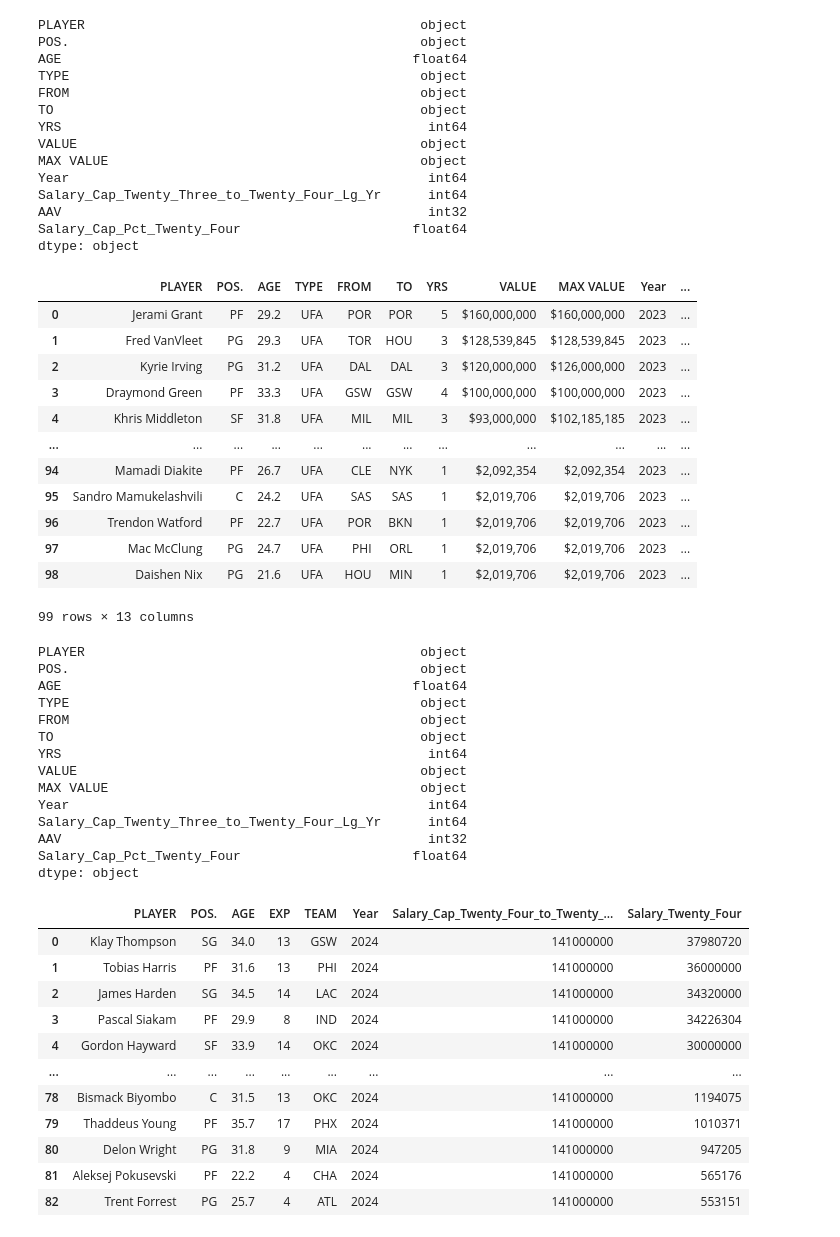
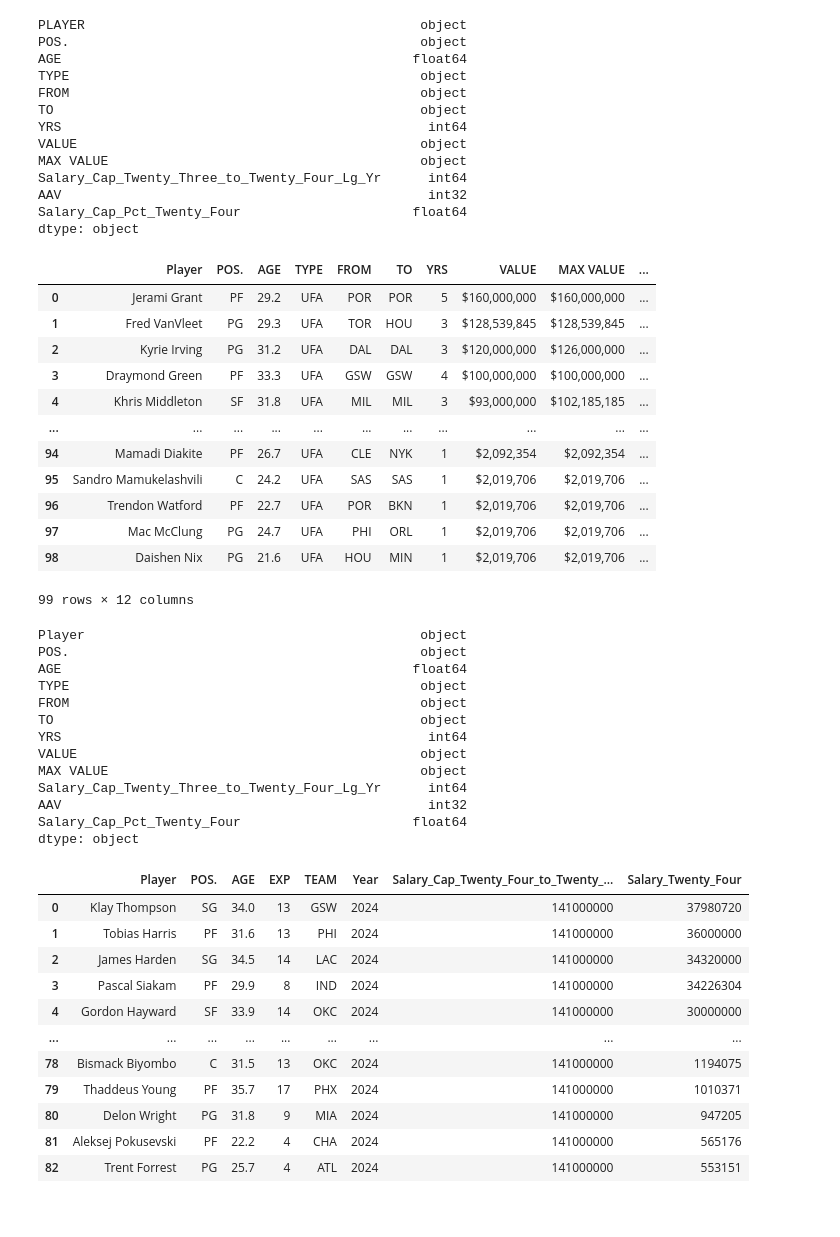
Before and after one commit to aodnoralov/Python-For-Sport-Analytics-Final-Project, a Jupyter notebook: Final Project NBA Indicators of Salary.ipynb, the cells around one changed output. Cells and saved outputs as stored; diff of their text form; code cells hidden in the pictures.

```diff
--- a/Final Project NBA Indicators of Salary.ipynb
+++ b/Final Project NBA Indicators of Salary.ipynb
@@ -4,61 +4,64 @@ from IPython.core.interactiveshell import InteractiveShell
 InteractiveShell.ast_node_interactivity = "all"
 # %%
 import pandas as pd
+pd.reset_option('all')
+pd.set_option('display.max_columns', None)
 # %%
 # Read in Spotrac salary data
 salary_2022_23_data = pd.read_csv("data/NBA_2023_Free_Agents.csv")
-salary_2022_23_data['Year'] = 2023
 salary_2022_23_data['Salary_Cap_Twenty_Three_to_Twenty_Four_Lg_Yr'] = 135021000
 salary_2022_23_data['AAV'] = salary_2022_23_data['AVG. SALARY']
 del salary_2022_23_data['AVG. SALARY']
 salary_2022_23_data.AAV = salary_2022_23_data.AAV.str.replace('$','',regex=False)
 salary_2022_23_data.AAV = salary_2022_23_data.AAV.str.replace(',','',regex=False)
+
 salary_2022_23_data['AAV'] = salary_2022_23_data['AAV'].astype(int)
 salary_2022_23_data['Salary_Cap_Pct_Twenty_Four'] = (salary_2022_23_data['AAV']\
 / salary_2022_23_data['Salary_Cap_Twenty_Three_to_Twenty_Four_Lg_Yr']) * 100
 salary_2022_23_data.dtypes
+salary_2022_23_data = salary_2022_23_data.rename(columns={'PLAYER':'Player'})
 salary_2022_23_data
 
 salary_2023_24_data = pd.read_csv("data/NBA_2024_Free_Agents.csv")
 salary_2023_24_data['Year'] = 2024
 salary_2023_24_data['Salary_Cap_Twenty_Four_to_Twenty_Five_Lg_Yr_Projected'] = 141000000
 salary_2023_24_data['Salary_Twenty_Four'] = salary_2023_24_data['2023-24 AAV']
 del salary_2023_24_data['2023-24 AAV']
 salary_2023_24_data.Salary_Twenty_Four = salary_2023_24_data.Salary_Twenty_Four.str.replace('$','',regex=False)
 salary_2023_24_data.Salary_Twenty_Four = salary_2023_24_data.Salary_Twenty_Four.str.replace(',','',regex=False)
 salary_2023_24_data = salary_2023_24_data.drop(salary_2023_24_data[salary_2023_24_data['Salary_Twenty_Four'] == '-'].index)
 salary_2023_24_data['Salary_Twenty_Four'] = salary_2023_24_data['Salary_Twenty_Four'].astype(int)
 salary_2022_23_data.dtypes
+salary_2023_24_data = salary_2023_24_data.rename(columns={'PLAYER':'Player'})
 salary_2023_24_data
 # %% [output]
 PLAYER                                           object
 POS.                                             object
 AGE                                             float64
 TYPE                                             object
 FROM                                             object
 TO                                               object
 YRS                                               int64
 VALUE                                            object
 MAX VALUE                                        object
-Year                                              int64
 Salary_Cap_Twenty_Three_to_Twenty_Four_Lg_Yr      int64
 AAV                                               int32
 Salary_Cap_Pct_Twenty_Four                      float64
 dtype: object
-|  | PLAYER | POS. | AGE | TYPE | FROM | TO | YRS | VALUE | MAX VALUE | Year | ... |
-| 0 | Jerami Grant | PF | 29.2 | UFA | POR | POR | 5 | $160,000,000 | $160,000,000 | 2023 | ... |
-| 1 | Fred VanVleet | PG | 29.3 | UFA | TOR | HOU | 3 | $128,539,845 | $128,539,845 | 2023 | ... |
-| 2 | Kyrie Irving | PG | 31.2 | UFA | DAL | DAL | 3 | $120,000,000 | $126,000,000 | 2023 | ... |
-| 3 | Draymond Green | PF | 33.3 | UFA | GSW | GSW | 4 | $100,000,000 | $100,000,000 | 2023 | ... |
-| 4 | Khris Middleton | SF | 31.8 | UFA | MIL | MIL | 3 | $93,000,000 | $102,185,185 | 2023 | ... |
-| ... | ... | ... | ... | ... | ... | ... | ... | ... | ... | ... | ... |
-| 94 | Mamadi Diakite | PF | 26.7 | UFA | CLE | NYK | 1 | $2,092,354 | $2,092,354 | 2023 | ... |
-| 95 | Sandro Mamukelashvili | C | 24.2 | UFA | SAS | SAS | 1 | $2,019,706 | $2,019,706 | 2023 | ... |
-| 96 | Trendon Watford | PF | 22.7 | UFA | POR | BKN | 1 | $2,019,706 | $2,019,706 | 2023 | ... |
-| 97 | Mac McClung | PG | 24.7 | UFA | PHI | ORL | 1 | $2,019,706 | $2,019,706 | 2023 | ... |
-| 98 | Daishen Nix | PG | 21.6 | UFA | HOU | MIN | 1 | $2,019,706 | $2,019,706 | 2023 | ... |
+|  | Player | POS. | AGE | TYPE | FROM | TO | YRS | VALUE | MAX VALUE | ... |
+| 0 | Jerami Grant | PF | 29.2 | UFA | POR | POR | 5 | $160,000,000 | $160,000,000 | ... |
+| 1 | Fred VanVleet | PG | 29.3 | UFA | TOR | HOU | 3 | $128,539,845 | $128,539,845 | ... |
+| 2 | Kyrie Irving | PG | 31.2 | UFA | DAL | DAL | 3 | $120,000,000 | $126,000,000 | ... |
+| 3 | Draymond Green | PF | 33.3 | UFA | GSW | GSW | 4 | $100,000,000 | $100,000,000 | ... |
+| 4 | Khris Middleton | SF | 31.8 | UFA | MIL | MIL | 3 | $93,000,000 | $102,185,185 | ... |
+| ... | ... | ... | ... | ... | ... | ... | ... | ... | ... | ... |
+| 94 | Mamadi Diakite | PF | 26.7 | UFA | CLE | NYK | 1 | $2,092,354 | $2,092,354 | ... |
+| 95 | Sandro Mamukelashvili | C | 24.2 | UFA | SAS | SAS | 1 | $2,019,706 | $2,019,706 | ... |
+| 96 | Trendon Watford | PF | 22.7 | UFA | POR | BKN | 1 | $2,019,706 | $2,019,706 | ... |
+| 97 | Mac McClung | PG | 24.7 | UFA | PHI | ORL | 1 | $2,019,706 | $2,019,706 | ... |
+| 98 | Daishen Nix | PG | 21.6 | UFA | HOU | MIN | 1 | $2,019,706 | $2,019,706 | ... |
-99 rows × 13 columns
+99 rows × 12 columns
-PLAYER                                           object
+Player                                           object
 POS.                                             object
 AGE                                             float64
 TYPE                                             object
@@ -67,12 +70,11 @@ TO                                               object
 YRS                                               int64
 VALUE                                            object
 MAX VALUE                                        object
-Year                                              int64
 Salary_Cap_Twenty_Three_to_Twenty_Four_Lg_Yr      int64
 AAV                                               int32
 Salary_Cap_Pct_Twenty_Four                      float64
 dtype: object
-|  | PLAYER | POS. | AGE | EXP | TEAM | Year | Salary_Cap_Twenty_Four_to_Twenty_... | Salary_Twenty_Four |
+|  | Player | POS. | AGE | EXP | TEAM | Year | Salary_Cap_Twenty_Four_to_Twenty_... | Salary_Twenty_Four |
 | 0 | Klay Thompson | SG | 34.0 | 13 | GSW | 2024 | 141000000 | 37980720 |
 | 1 | Tobias Harris | PF | 31.6 | 13 | PHI | 2024 | 141000000 | 36000000 |
 | 2 | James Harden | SG | 34.5 | 14 | LAC | 2024 | 141000000 | 34320000 |
```
Also changed, not shown: parts of 5 cells of this notebook.
